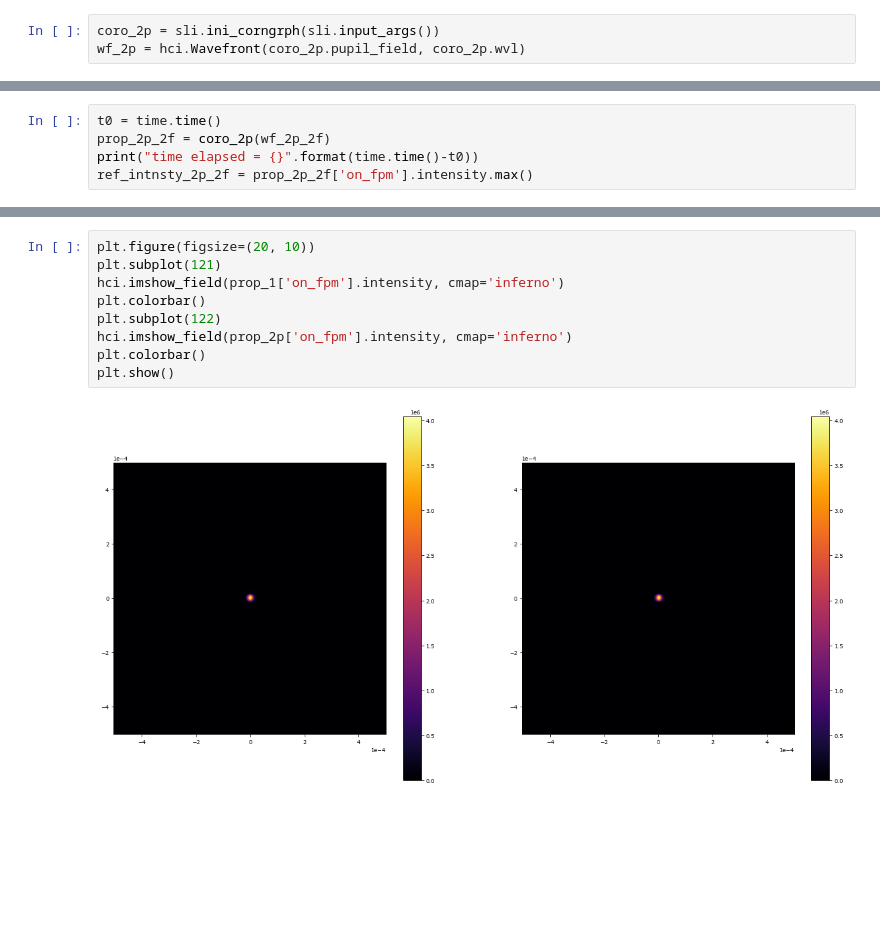
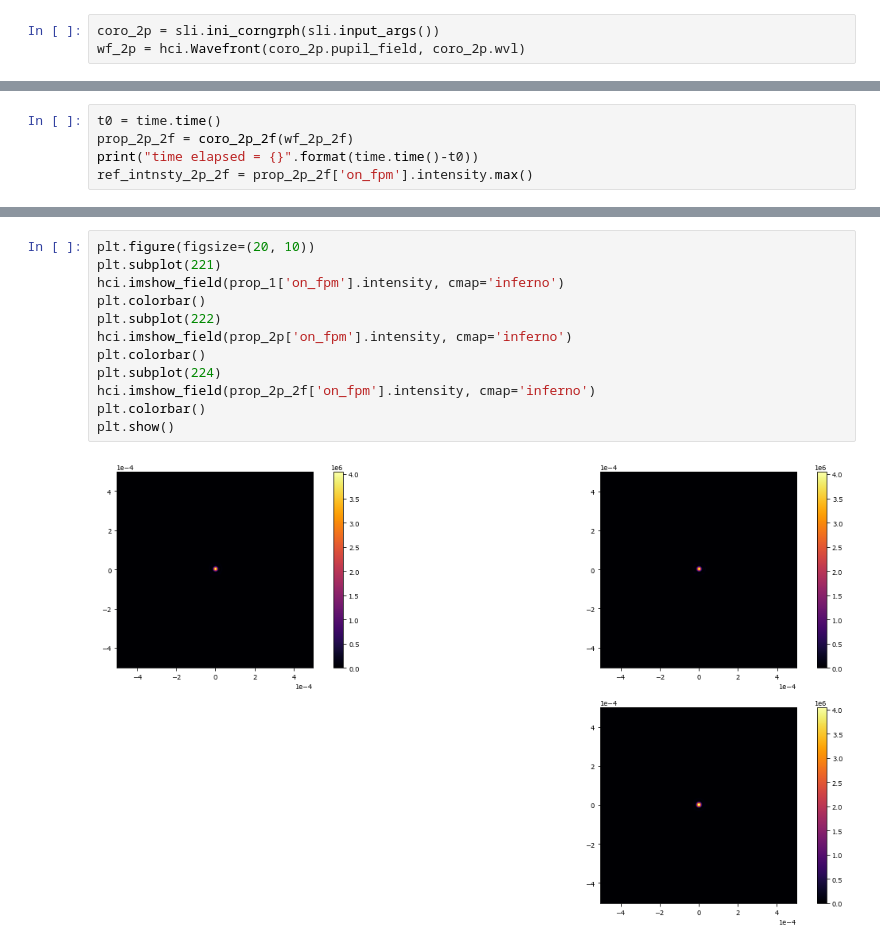
Before and after one commit to chen-pin/sleec, a Jupyter notebook: source/sampling_effects.ipynb, the cells around one changed output, grey strips where cells are left out. Saved outputs shown, nothing was run; the diff lists cells and outputs as text; blank space fills up the shorter version.

```diff
--- a/source/sampling_effects.ipynb
+++ b/source/sampling_effects.ipynb
@@ -31,6 +60,6 @@ wf_2p_2f = hci.Wavefront(coro_2p_2f.pupil_field, coro_2p_2f.wvl)
 # %%
 t0 = time.time()
-prop_2p_2f = coro_2p(wf_2p_2f)
+prop_2p_2f = coro_2p_2f(wf_2p_2f)
 print("time elapsed = {}".format(time.time()-t0))
 ref_intnsty_2p_2f = prop_2p_2f['on_fpm'].intensity.max()
 # %% [output]
@@ -84,13 +109,16 @@ plt.show()
 # %%
 plt.figure(figsize=(20, 10))
-plt.subplot(121)
+plt.subplot(221)
 hci.imshow_field(prop_1['on_fpm'].intensity, cmap='inferno')
 plt.colorbar()
-plt.subplot(122)
+plt.subplot(222)
 hci.imshow_field(prop_2p['on_fpm'].intensity, cmap='inferno')
 plt.colorbar()
+plt.subplot(224)
+hci.imshow_field(prop_2p_2f['on_fpm'].intensity, cmap='inferno')
+plt.colorbar()
 plt.show()
 # %% [output]
-[figure, old version]
+[figure, new version]
 # %%
 plt.figure(figsize=(20, 10))
```
Also changed, not shown: parts of 18 cells of this notebook.
